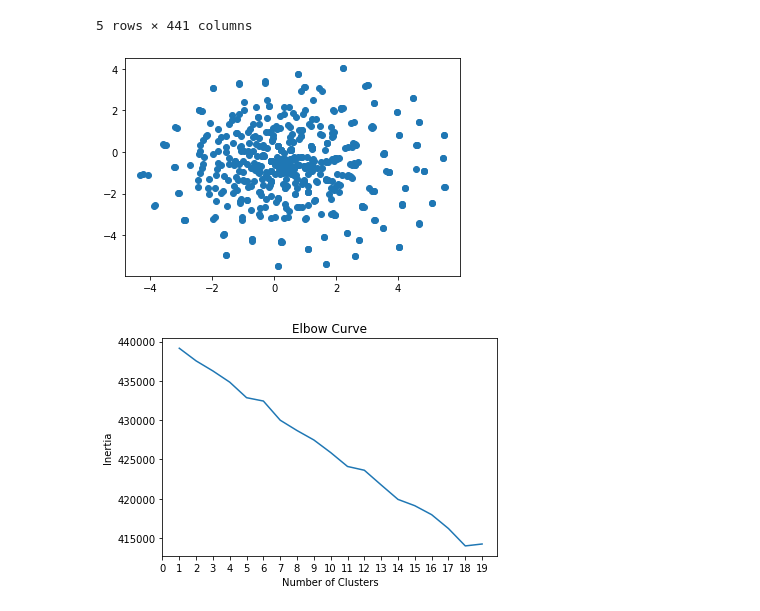
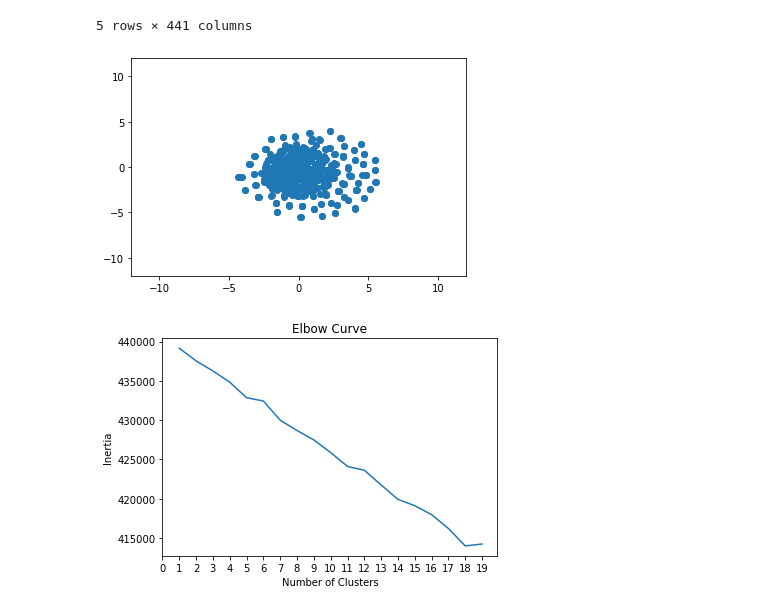
Before and after one commit to Barlow0471/Unsupervised-Learning, a Jupyter notebook: crypto.ipynb, the cells around one changed output. Drawn from its saved outputs; the diff is of its cells as text; code cells hidden in the pictures.

Commit message:
Fixed scatter plot scale

```diff
--- a/crypto.ipynb
+++ b/crypto.ipynb
@@ -171,10 +171,12 @@ tsne_features = tsne.fit_transform(df_crypto_pca)
 # %%
 df_crypto_pca['x'] = tsne_features[:,0]
 df_crypto_pca['y'] = tsne_features[:,1]
 plt.scatter(df_crypto_pca['x'], df_crypto_pca['y'])
+plt.xlim(-12,12)
+plt.ylim(-12,12)
 plt.show()
 # %% [output]
-[figure, old version]
+[figure, new version]
 # %%
 intertia = []
 k = list(range(1,20))
```
